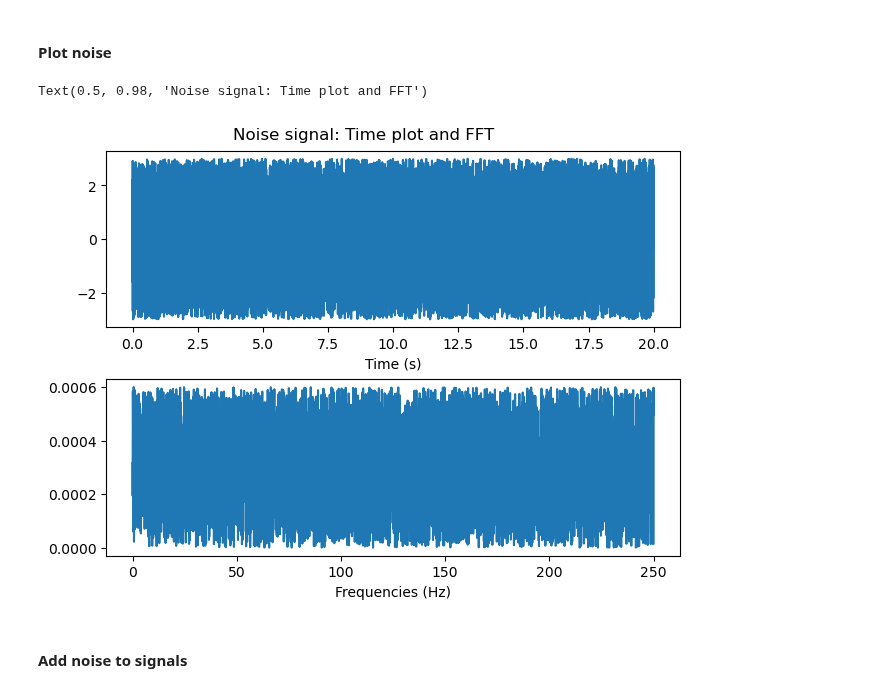
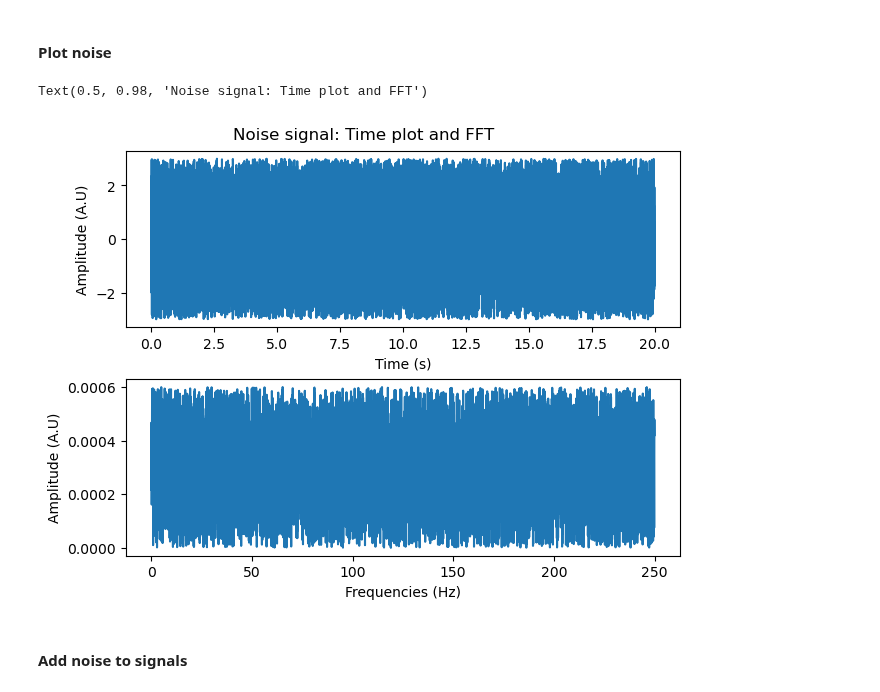
Before and after one commit to iwissemben/Stage_Signal_Physio, a Jupyter notebook: SRC/ERSP_artificial.ipynb, the cells around one changed output. Drawn from its saved outputs; the diff is of its cells as text; code cells hidden in the pictures.

```diff
--- a/SRC/ERSP_artificial.ipynb
+++ b/SRC/ERSP_artificial.ipynb
@@ -126,14 +128,16 @@ noise_fftfreqs,noise_fft_magnitudes=fft_compute_on_single_channel2(signal=noise,
 # %%
 figure,axis=plt.subplots(2,num=1,layout="constrained")
 axis[0].plot(times,noise)
+axis[0].set_ylabel("Amplitude (A.U)")
 axis[0].set_xlabel("Time (s)")
 
 axis[1].plot(noise_fftfreqs,noise_fft_magnitudes)
+axis[1].set_ylabel("Amplitude (A.U)")
 axis[1].set_xlabel("Frequencies (Hz)")
 figure.suptitle("Noise signal: Time plot and FFT")
 # %% [output]
 Text(0.5, 0.98, 'Noise signal: Time plot and FFT')
-[figure, old version]
+[figure, new version]
 # %% [markdown]
 #### Add noise to signals <a   name="addnoise"></a>
 # %%
```
Also changed, not shown: parts of 25 cells of this notebook, 1 other file.
